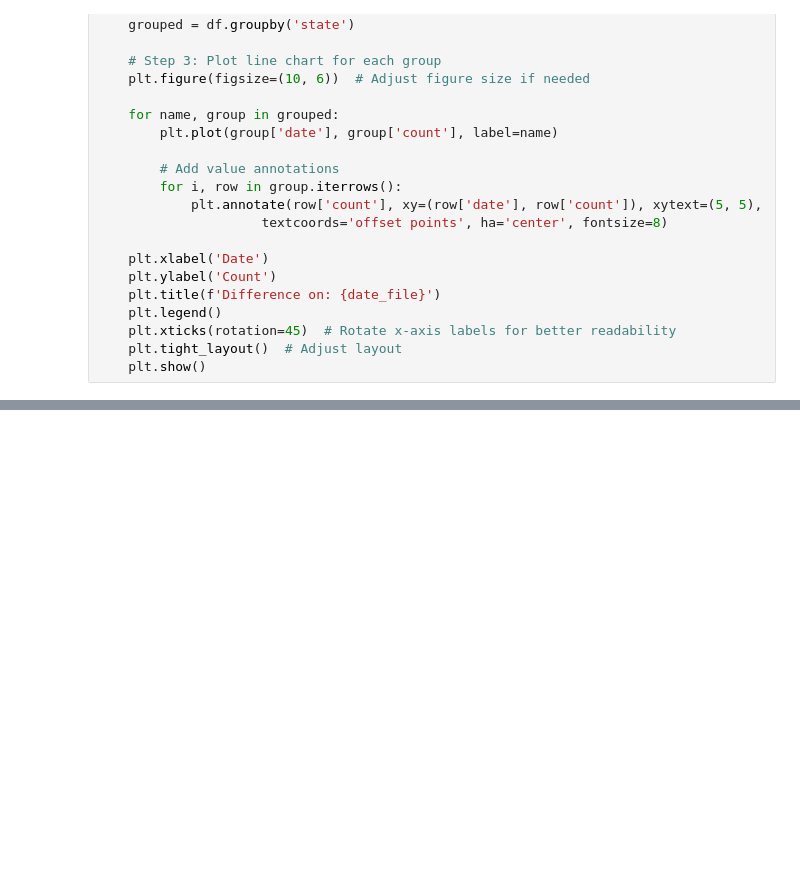
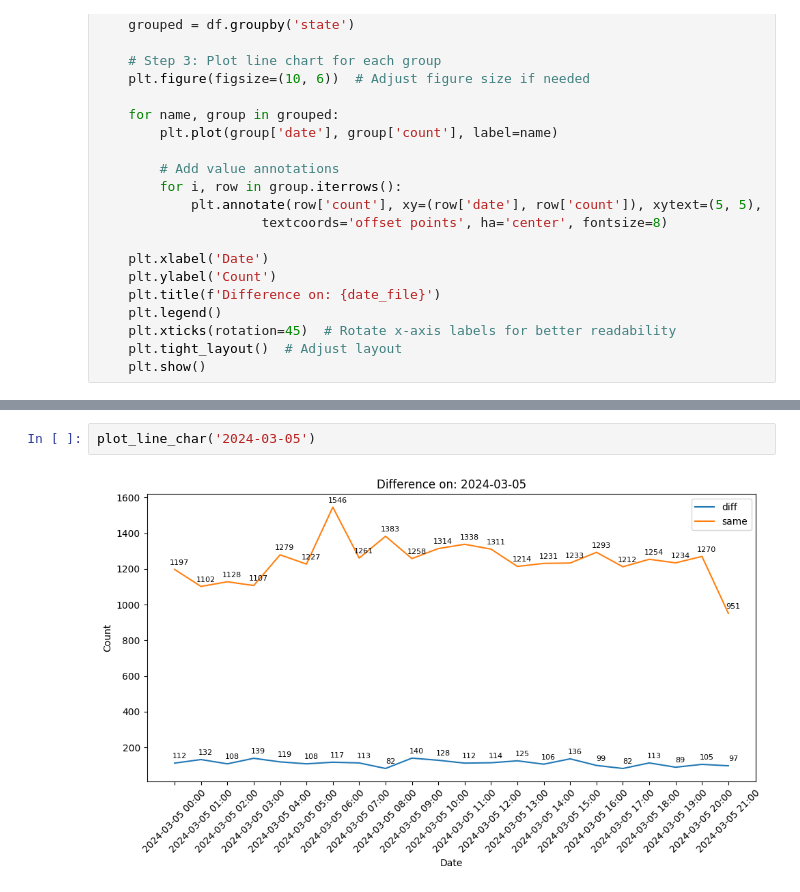
Before and after one commit to andersonliu/learn_ai, a Jupyter notebook: notebooks/data_visualization/Job_status_accuracy.ipynb, the cells around one changed output, grey strips where cells are left out. Cells and saved outputs as stored; diff of their text form; blank space fills up the shorter version.

```diff
--- a/notebooks/data_visualization/Job_status_accuracy.ipynb
+++ b/notebooks/data_visualization/Job_status_accuracy.ipynb
@@ -42,0 +53,4 @@ plot_line_char('2024-02-27')
+# %%
+plot_line_char('2024-03-05')
+# %% [output]
+[figure, added]
```
Also changed, not shown: parts of 9 cells of this notebook, 6 other files.
